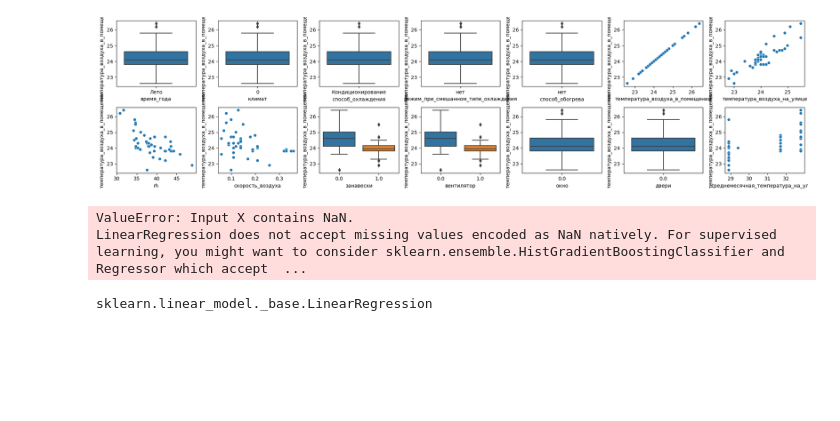
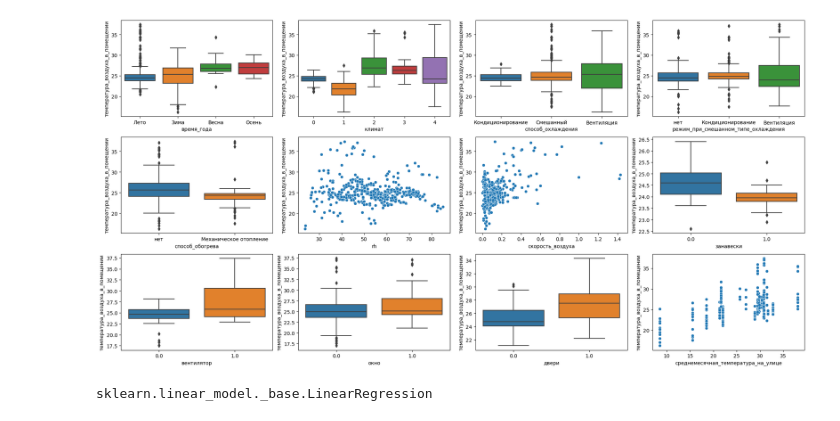
Before and after one commit to olegg366/SCHAD_household_services_09, a Jupyter notebook: regression.ipynb, the cells around one changed output. Cells and saved outputs as stored; diff of their text form; code cells hidden in the pictures; blank space fills up the shorter version.

```diff
--- a/regression.ipynb
+++ b/regression.ipynb
@@ -20,0 +19,3 @@ df = df[df['скорость_воздуха'] < 8]
+# %%
+# здесь слишком много пропусков
+df.drop('температура_воздуха_на_улице', axis=1, inplace=True)
@@ -21,19 +66,5 @@ df = df[df['скорость_воздуха'] < 8]
 # %%
-unq = df['климат'].unique()
+# применяем label encode к климату, так проще визуализировать на графике
+unq = factors['климат'].unique()
 enc = {unq[i]: i for i in range(len(unq))}
-df['климат'] = df['климат'].apply(lambda x: enc[x])
+factors['климат'] = factors['климат'].apply(lambda x: enc[x])
-# %%
-factors = df[['время_года',
-         'климат',
-         'способ_охлаждения',
-         'режим_при_смешанном_типе_охлаждения',
-         'способ_обогрева',
-         'температура_воздуха_в_помещении',
-         'температура_воздуха_на_улице',
-         'rh',
-         'скорость_воздуха',
-         'занавески',
-         'вентилятор',
-         'окно',
-         'двери',
-         'среднемесячная_температура_на_улице']]
@@ -57,20 +71,10 @@ types = {
-# %%
-def get_plot(col1, col2, type1, type2, i, j):
-    global ax
-    if type1 != type2:
-        if type1 == 'cat':
-            sns.boxplot(x=col1, y=col2, ax=ax[i, j])
-        else:
-            sns.boxplot(x=col2, y=col1, ax=ax[i, j])
-    else:
-        sns.scatterplot(x=col1, y=col2, ax=ax[i, j], hue=factors['климат'], legend=False)
 # %%
-fig, ax = plt.subplots(2, 7, figsize=(20, 5))
+fig, ax = plt.subplots(3, 4, figsize=(20, 10))
 i = 0
 for col in factors.columns:
-    get_plot(factors[col], factors['температура_воздуха_в_помещении'], types[col], types['температура_воздуха_в_помещении'], i // 7, i % 7)
+    get_plot(df[col], df['температура_воздуха_в_помещении'], types[col], types['температура_воздуха_в_помещении'], i // 4, i % 4)
     i += 1
 fig.tight_layout()
 # %% [output]
-[figure, old version]
+[figure, new version]
 # %%
@@ -85,10 +91,8 @@ for col in factors.columns:
 # %%
 x_train, x_test, y_train, y_test = train_test_split(factors, target, test_size=0.15, random_state=42)
 # %%
-# reg = LinearRegression()
-# reg.fit(x_train, y_train)
+# строим модель и проверяем её эффективность
+reg = LinearRegression()
+reg.fit(x_train, y_train)
 reg.score(x_test, y_test)
-# %% [output]
-ValueError: Input X contains NaN.
-LinearRegression does not accept missing values encoded as NaN natively. For supervised learning, you might want to consider sklearn.ensemble.HistGradientBoostingClassifier and Regressor which accept  ...
 # %%
```
Also changed, not shown: parts of 10 cells of this notebook, 1 other file.
